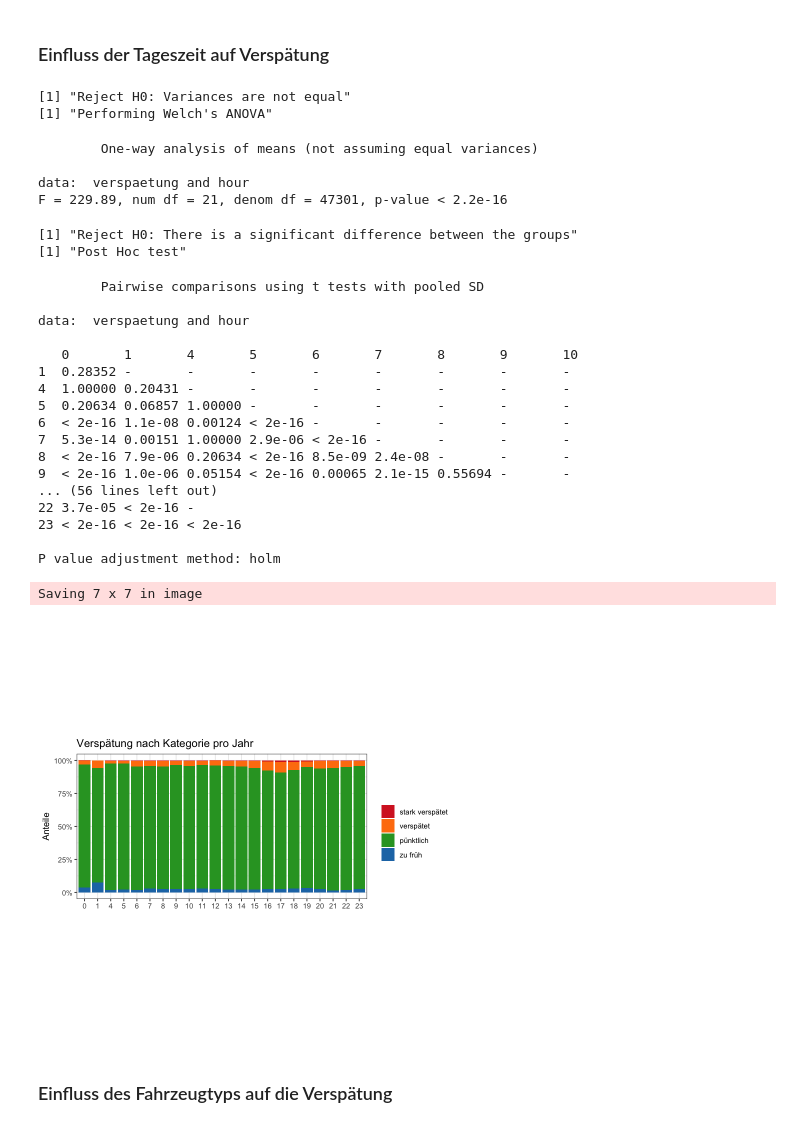
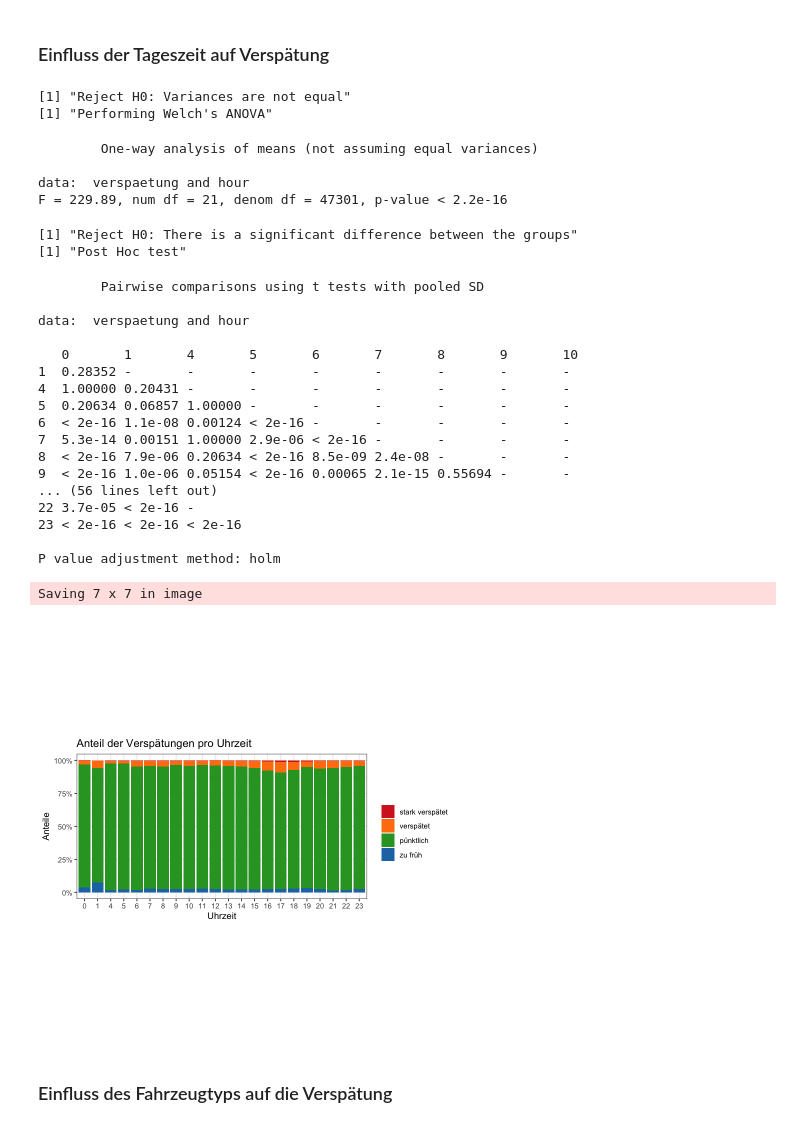
Before and after one commit to juliankraft/DaAn_Projektarbeit, a Jupyter notebook: code/sandbox/data_analysis.ipynb, the cells around one changed output. Saved outputs shown, nothing was run; the diff lists cells and outputs as text; code cells hidden in the pictures.

```diff
--- a/code/sandbox/data_analysis.ipynb
+++ b/code/sandbox/data_analysis.ipynb
@@ -184,8 +184,8 @@ data_hour %>%
     )+
 
     labs(
-        title = "Verspätung nach Kategorie pro Jahr",
-        x = "",
+        title = "Anteil der Verspätungen pro Uhrzeit",
+        x = "Uhrzeit",
         y = "Anteile"
     )+
 
@@ -200,34 +200,34 @@ data_hour %>%
         dpi = 1000
 
     )
 # %% [output]
 [1] "Reject H0: Variances are not equal"
 [1] "Performing Welch's ANOVA"
         One-way analysis of means (not assuming equal variances)
 
 data:  verspaetung and hour
 F = 229.89, num df = 21, denom df = 47301, p-value < 2.2e-16
 [1] "Reject H0: There is a significant difference between the groups"
 [1] "Post Hoc test"
         Pairwise comparisons using t tests with pooled SD
 
 data:  verspaetung and hour
 
    0       1       4       5       6       7       8       9       10
 1  0.28352 -       -       -       -       -       -       -       -
 4  1.00000 0.20431 -       -       -       -       -       -       -
 5  0.20634 0.06857 1.00000 -       -       -       -       -       -
 6  < 2e-16 1.1e-08 0.00124 < 2e-16 -       -       -       -       -
 7  5.3e-14 0.00151 1.00000 2.9e-06 < 2e-16 -       -       -       -
 8  < 2e-16 7.9e-06 0.20634 < 2e-16 8.5e-09 2.4e-08 -       -       -
 9  < 2e-16 1.0e-06 0.05154 < 2e-16 0.00065 2.1e-15 0.55694 -       -
 ... (56 lines left out)
 22 3.7e-05 < 2e-16 -
 23 < 2e-16 < 2e-16 < 2e-16
 
 P value adjustment method: holm
 Saving 7 x 7 in image
-[figure, old version]
+[figure, new version]
 # %% [markdown]
 ### Einfluss des Fahrzeugtyps auf die Verspätung
 # %%
```
Also changed, not shown: parts of 1 cell of this notebook.
